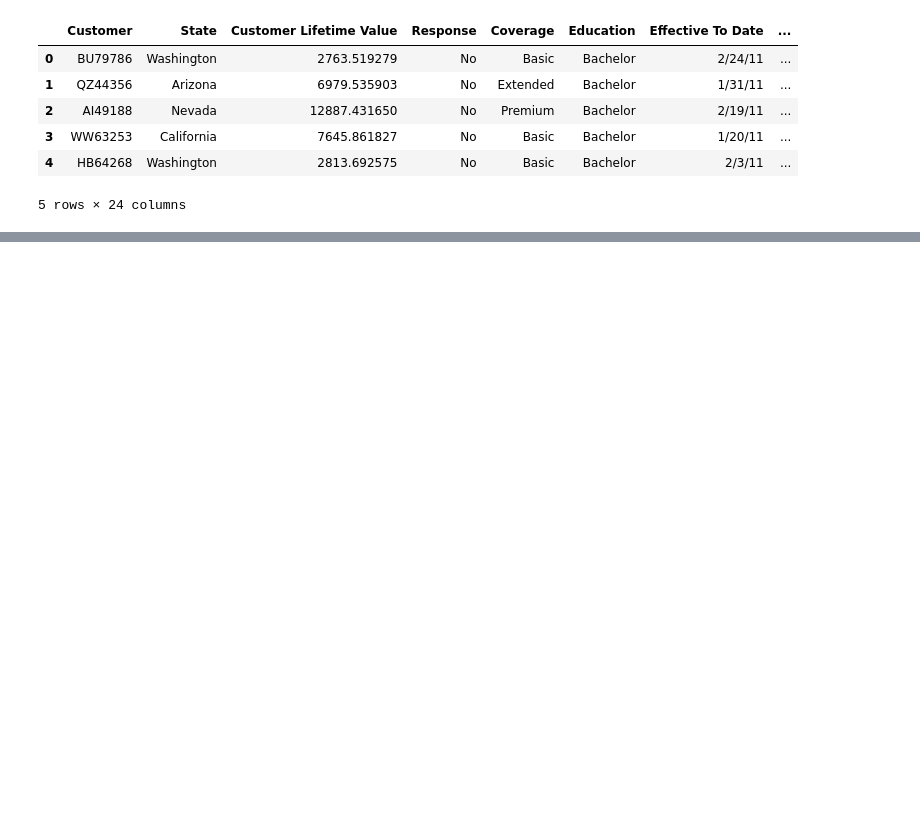
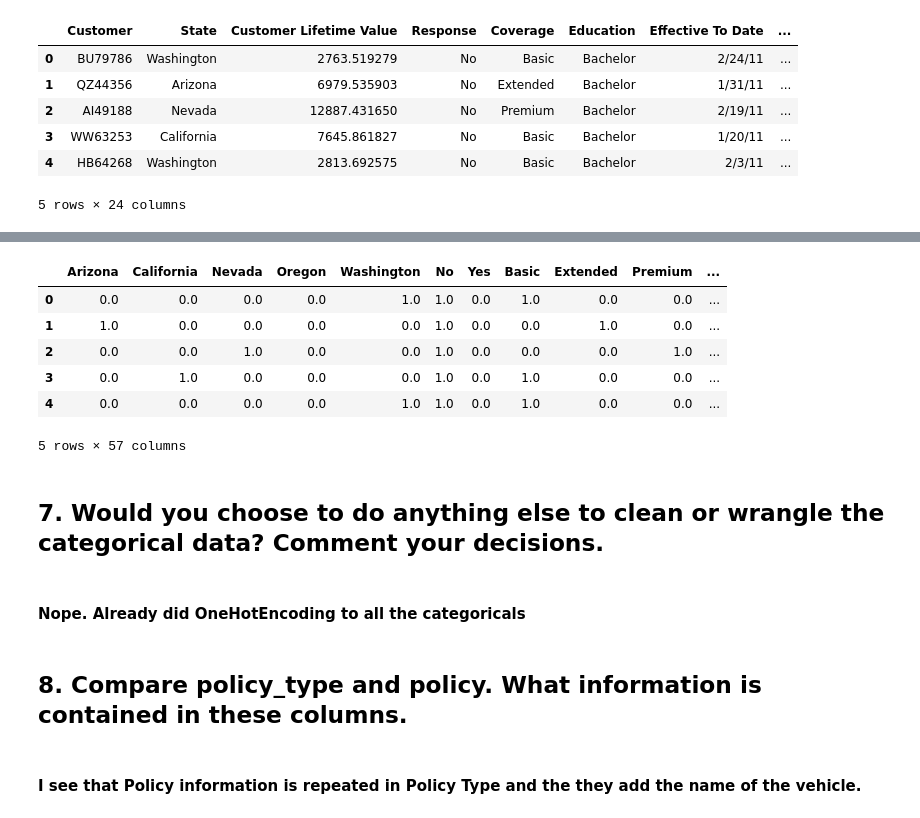
Before and after one commit to sorianom23/lab-cleaning-categorical-data, a Jupyter notebook: Lab-Cleaning-Categorical-Data.ipynb, the cells around one changed output, grey strips where cells are left out. Drawn from its saved outputs; the diff is of its cells as text; code cells hidden in the pictures; blank space fills up the shorter version.

```diff
--- a/Lab-Cleaning-Categorical-Data.ipynb
+++ b/Lab-Cleaning-Categorical-Data.ipynb
@@ -143,0 +126,2 @@ Name: Policy, Length: 9134, dtype: object
+# %%
+categoricals = categoricals.drop(columns=['Effective To Date', 'Customer'], axis=1)
@@ -143,0 +131,24 @@ Name: Policy, Length: 9134, dtype: object
+# %%
+#OneHotEncoder
+encoder = OneHotEncoder(handle_unknown='ignore')
+encoder.fit(categoricals)
+onehotlabels = encoder.transform(categoricals).toarray()
+categoricals_df_enc = pd.DataFrame(onehotlabels,columns = np.concatenate(encoder.categories_))
+# %%
+categoricals_df_enc.head()
+# %% [output]
+|  | Arizona | California | Nevada | Oregon | Washington | No | Yes | Basic | Extended | Premium | ... |
+| 0 | 0.0 | 0.0 | 0.0 | 0.0 | 1.0 | 1.0 | 0.0 | 1.0 | 0.0 | 0.0 | ... |
+| 1 | 1.0 | 0.0 | 0.0 | 0.0 | 0.0 | 1.0 | 0.0 | 0.0 | 1.0 | 0.0 | ... |
+| 2 | 0.0 | 0.0 | 1.0 | 0.0 | 0.0 | 1.0 | 0.0 | 0.0 | 0.0 | 1.0 | ... |
+| 3 | 0.0 | 1.0 | 0.0 | 0.0 | 0.0 | 1.0 | 0.0 | 1.0 | 0.0 | 0.0 | ... |
+| 4 | 0.0 | 0.0 | 0.0 | 0.0 | 1.0 | 1.0 | 0.0 | 1.0 | 0.0 | 0.0 | ... |
+5 rows × 57 columns
+# %% [markdown]
+## 7. Would you choose to do anything else to clean or wrangle the categorical data? Comment your decisions.
+# %% [markdown]
+#### Nope. Already did OneHotEncoding to all the categoricals
+# %% [markdown]
+## 8. Compare policy_type and policy. What information is contained in these columns.
+# %% [markdown]
+#### I see that Policy information is repeated in Policy Type and the they add the name of the vehicle.
```
Also changed, not shown: parts of 31 cells of this notebook.
